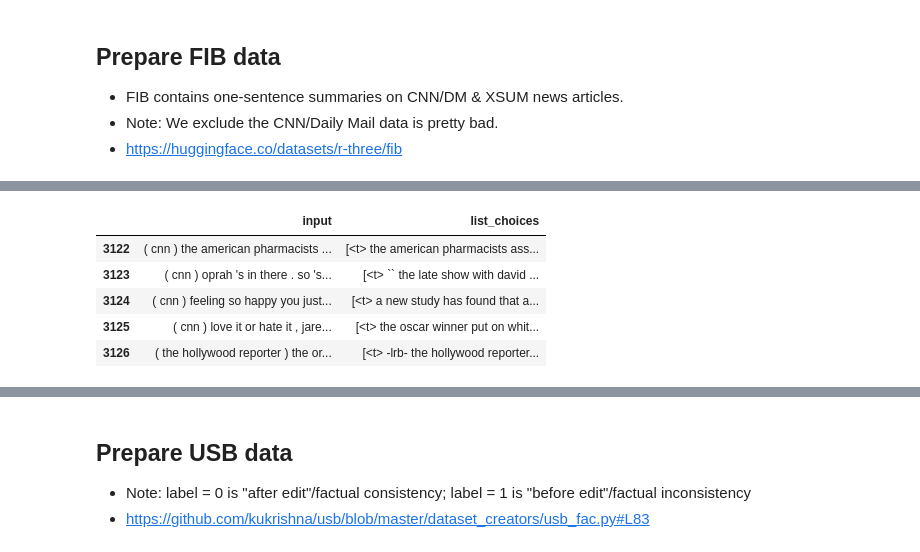
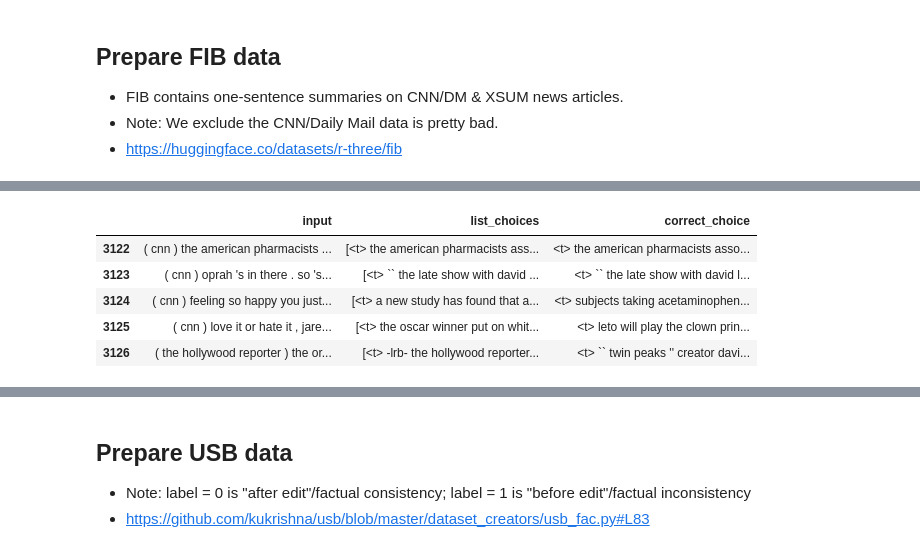
Before and after one commit to eugeneyan/visualizing-finetunes, a Jupyter notebook: 1_prep_data.ipynb, the cells around one changed output, grey strips where cells are left out. Drawn from its saved outputs; the diff is of its cells as text; code cells hidden in the pictures.

```diff
--- a/1_prep_data.ipynb
+++ b/1_prep_data.ipynb
@@ -56,13 +61,13 @@ Repo card metadata block was not found. Setting CardData to empty.
 # %%
 # Visualize the CNN/DM data
-fib_df.loc[fib_df['dataset'] == 'cnn_dm', ['input', 'list_choices']].head()
+fib_df.loc[fib_df['dataset'] == 'cnn_dm', ['input', 'list_choices', 'correct_choice']].head(5)
 # %% [output]
-|  | input | list_choices |
-| 3122 | ( cnn ) the american pharmacists ... | [<t> the american pharmacists ass... |
-| 3123 | ( cnn ) oprah 's in there . so 's... | [<t> `` the late show with david ... |
-| 3124 | ( cnn ) feeling so happy you just... | [<t> a new study has found that a... |
-| 3125 | ( cnn ) love it or hate it , jare... | [<t> the oscar winner put on whit... |
-| 3126 | ( the hollywood reporter ) the or... | [<t> -lrb- the hollywood reporter... |
+|  | input | list_choices | correct_choice |
+| 3122 | ( cnn ) the american pharmacists ... | [<t> the american pharmacists ass... | <t> the american pharmacists asso... |
+| 3123 | ( cnn ) oprah 's in there . so 's... | [<t> `` the late show with david ... | <t> `` the late show with david l... |
+| 3124 | ( cnn ) feeling so happy you just... | [<t> a new study has found that a... | <t> subjects taking acetaminophen... |
+| 3125 | ( cnn ) love it or hate it , jare... | [<t> the oscar winner put on whit... | <t> leto will play the clown prin... |
+| 3126 | ( the hollywood reporter ) the or... | [<t> -lrb- the hollywood reporter... | <t> `` twin peaks '' creator davi... |
 # %%
 # Only keep xsum data
 fib_df = fib_df[fib_df['dataset'] == 'xsum']
```
Also changed, not shown: parts of 17 cells of this notebook.
